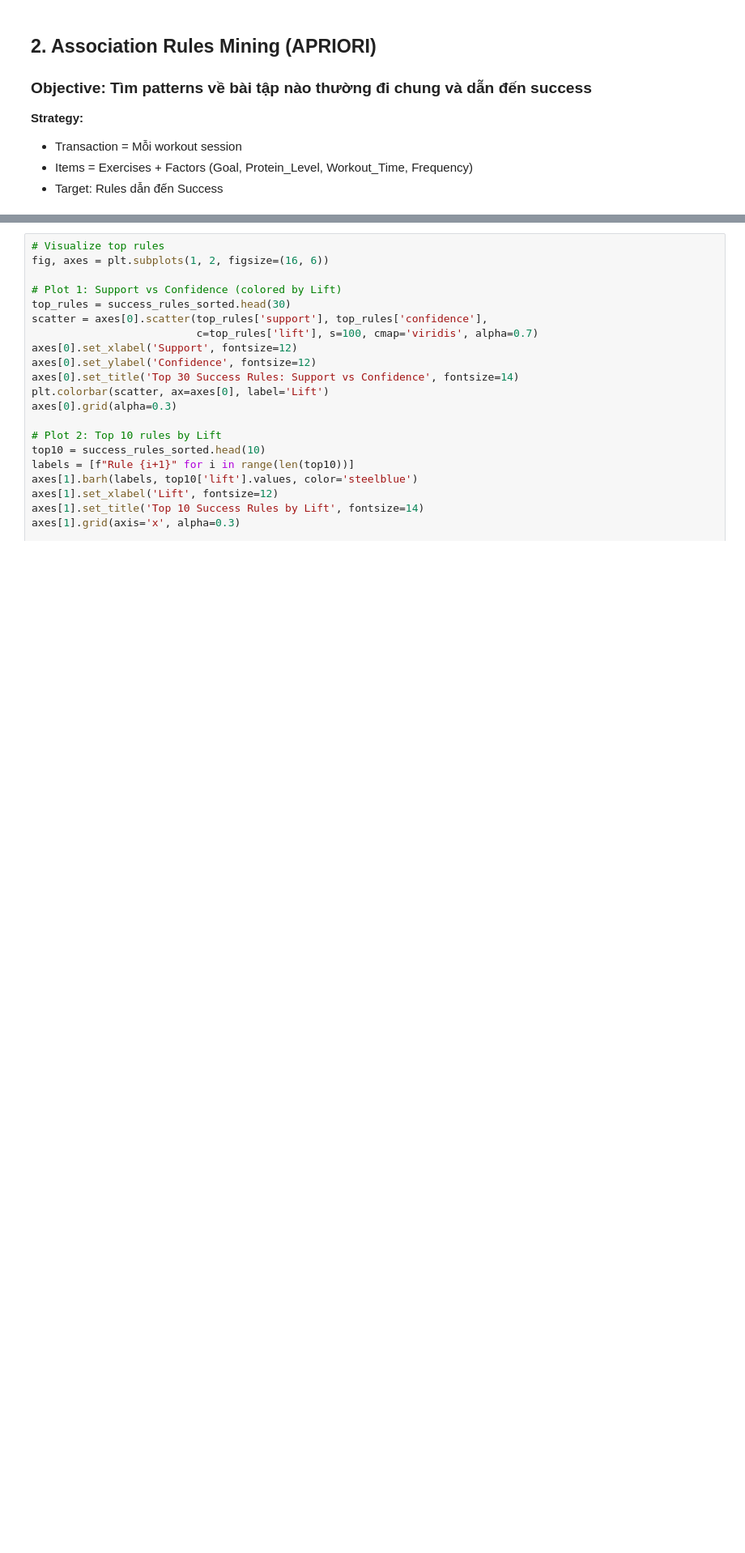
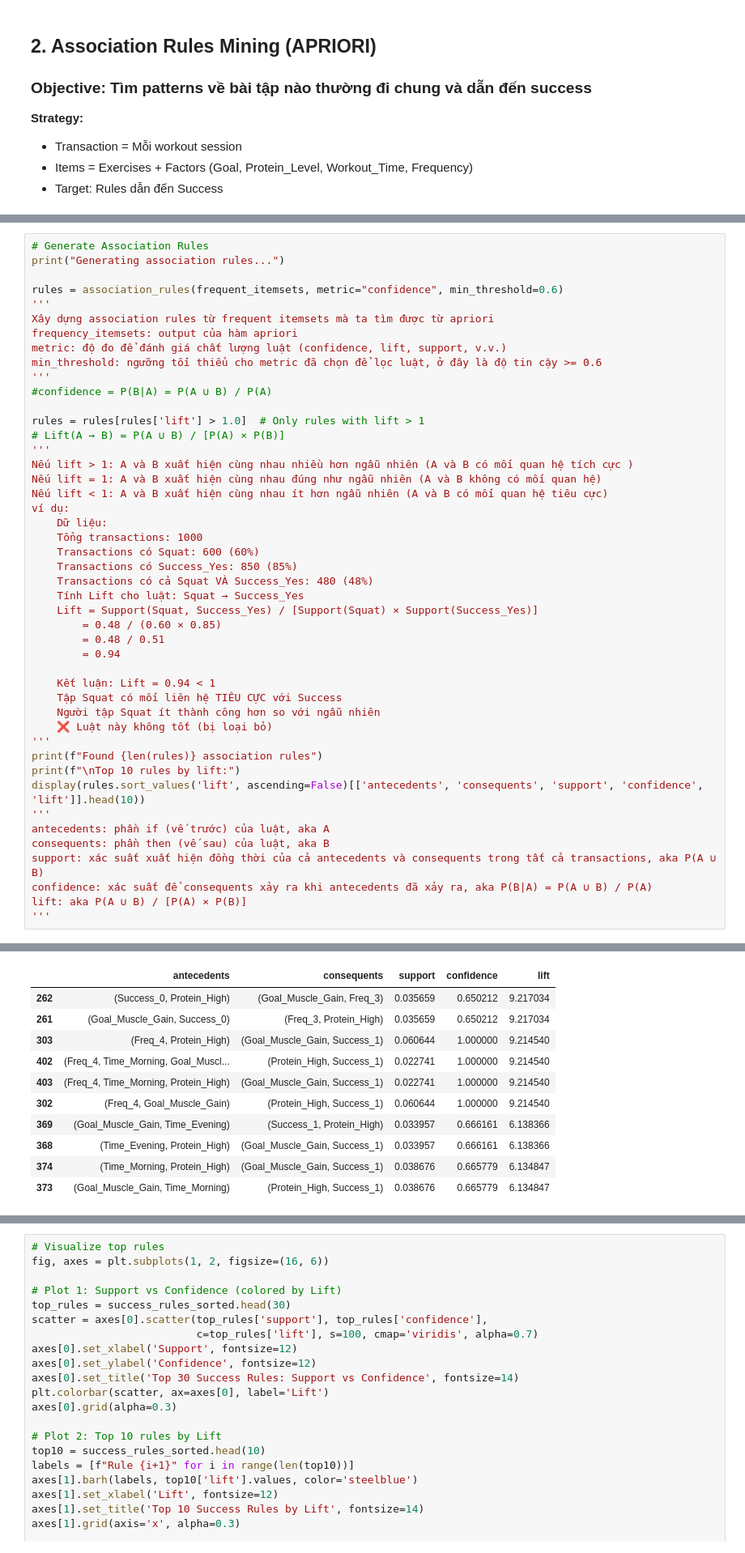
Before and after one commit to 24022404/fitness-recommendation, a Jupyter notebook: notebooks/02_main_analysis.ipynb, the cells around one changed output, grey strips where cells are left out. Shown at 81% size. Cells and saved outputs as stored; diff of their text form; blank space fills up the shorter version.

```diff
--- a/notebooks/02_main_analysis.ipynb
+++ b/notebooks/02_main_analysis.ipynb
@@ -240,0 +217,47 @@ Top 10 rules by lift:
+# %%
+# Generate Association Rules
+print("Generating association rules...")
+
+rules = association_rules(frequent_itemsets, metric="confidence", min_threshold=0.6)
+'''
+Xây dựng association rules từ frequent itemsets mà ta tìm được từ apriori
+frequency_itemsets: output của hàm apriori
+metric: độ đo để đánh giá chất lượng luật (confidence, lift, support, v.v.)
+min_threshold: ngưỡng tối thiểu cho metric đã chọn để lọc luật, ở đây là độ tin cậy >= 0.6
+'''
+#confidence = P(B|A) = P(A ∪ B) / P(A)
+
+rules = rules[rules['lift'] > 1.0]  # Only rules with lift > 1
+# Lift(A → B) = P(A ∪ B) / [P(A) × P(B)]
+'''
+Nếu lift > 1: A và B xuất hiện cùng nhau nhiều hơn ngẫu nhiên (A và B có mối quan hệ tích cực )
+Nếu lift = 1: A và B xuất hiện cùng nhau đúng như ngẫu nhiên (A và B không có mối quan hệ)
+Nếu lift < 1: A và B xuất hiện cùng nhau ít hơn ngẫu nhiên (A và B có mối quan hệ tiêu cực)
+ví dụ:
+    Dữ liệu:
+    Tổng transactions: 1000
+    Transactions có Squat: 600 (60%)
+    Transactions có Success_Yes: 850 (85%)
+    Transactions có cả Squat VÀ Success_Yes: 480 (48%)
+    Tính Lift cho luật: Squat → Success_Yes
+    Lift = Support(Squat, Success_Yes) / [Support(Squat) × Support(Success_Yes)]
+        = 0.48 / (0.60 × 0.85)
+        = 0.48 / 0.51
+        = 0.94
+
+    Kết luận: Lift = 0.94 < 1
+    Tập Squat có mối liên hệ TIÊU CỰC với Success
+    Người tập Squat ít thành công hơn so với ngẫu nhiên
+    ❌ Luật này không tốt (bị loại bỏ)
+'''
+print(f"Found {len(rules)} association rules")
+print(f"\nTop 10 rules by lift:")
+display(rules.sort_values('lift', ascending=False)[['antecedents', 'consequents', 'support', 'confidence', 'lift']].head(10))
+'''
+antecedents: phần if (vế trước) của luật, aka A
+consequents: phần then (vế sau) của luật, aka B
+support: xác suất xuất hiện đồng thời của cả antecedents và consequents trong tất cả transactions, aka P(A ∪ B)
+confidence: xác suất để consequents xảy ra khi antecedents đã xảy ra, aka P(B|A) = P(A ∪ B) / P(A)
+lift: aka P(A ∪ B) / [P(A) × P(B)]
+'''
+# %% [output]
@@ -240,0 +268,11 @@ Top 10 rules by lift:
+|  | antecedents | consequents | support | confidence | lift |
+| 262 | (Success_0, Protein_High) | (Goal_Muscle_Gain, Freq_3) | 0.035659 | 0.650212 | 9.217034 |
+| 261 | (Goal_Muscle_Gain, Success_0) | (Freq_3, Protein_High) | 0.035659 | 0.650212 | 9.217034 |
+| 303 | (Freq_4, Protein_High) | (Goal_Muscle_Gain, Success_1) | 0.060644 | 1.000000 | 9.214540 |
+| 402 | (Freq_4, Time_Morning, Goal_Muscl... | (Protein_High, Success_1) | 0.022741 | 1.000000 | 9.214540 |
+| 403 | (Freq_4, Time_Morning, Protein_High) | (Goal_Muscle_Gain, Success_1) | 0.022741 | 1.000000 | 9.214540 |
+| 302 | (Freq_4, Goal_Muscle_Gain) | (Protein_High, Success_1) | 0.060644 | 1.000000 | 9.214540 |
+| 369 | (Goal_Muscle_Gain, Time_Evening) | (Success_1, Protein_High) | 0.033957 | 0.666161 | 6.138366 |
+| 368 | (Time_Evening, Protein_High) | (Goal_Muscle_Gain, Success_1) | 0.033957 | 0.666161 | 6.138366 |
+| 374 | (Time_Morning, Protein_High) | (Goal_Muscle_Gain, Success_1) | 0.038676 | 0.665779 | 6.134847 |
+| 373 | (Goal_Muscle_Gain, Time_Morning) | (Protein_High, Success_1) | 0.038676 | 0.665779 | 6.134847 |
```
Also changed, not shown: parts of 11 cells of this notebook, 11 other files.
